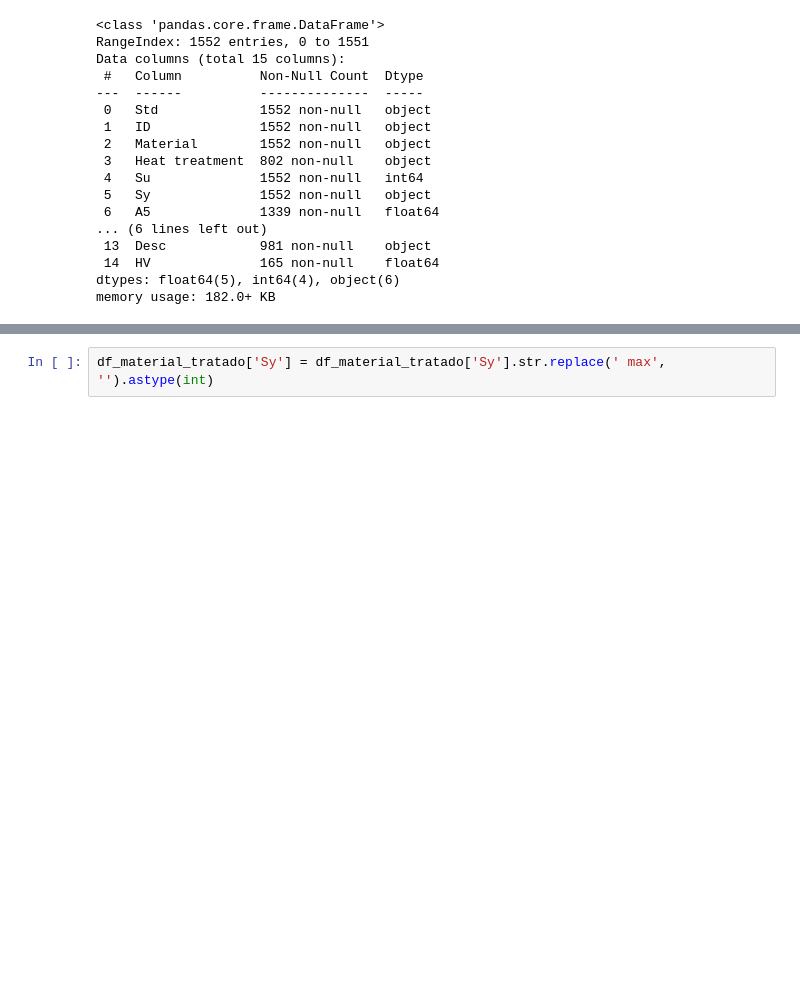
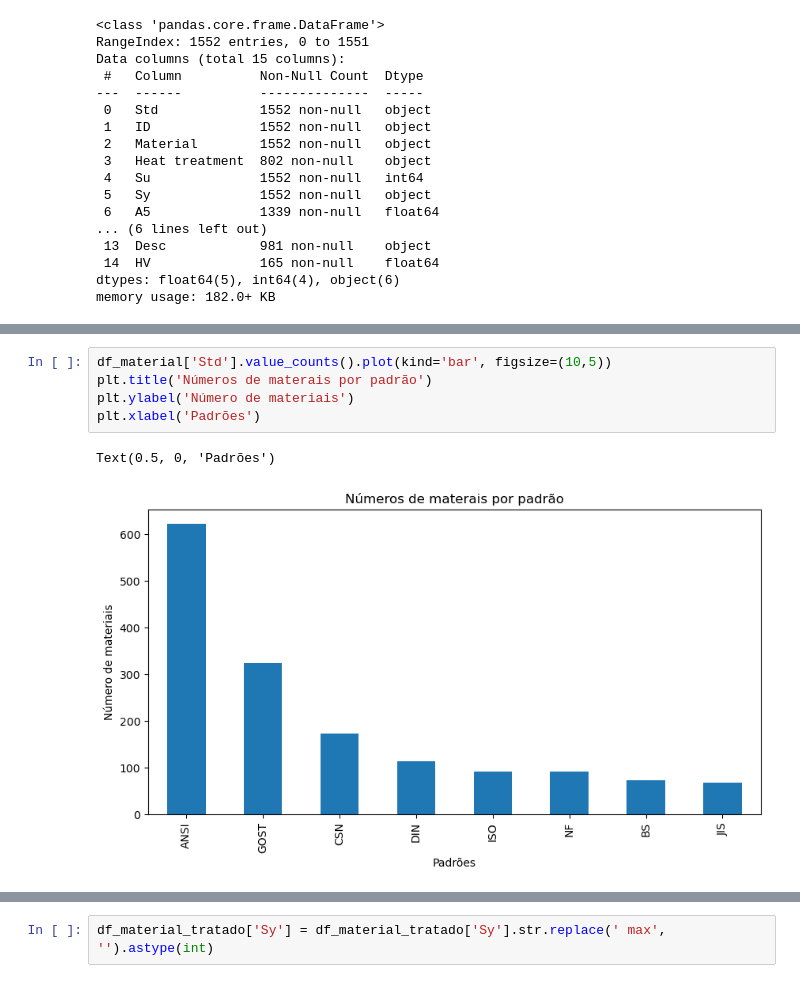
Before and after one commit to MarceloMdeO/TCC_DSA, a Jupyter notebook: Tratamento_dados_metal.ipynb, the cells around one changed output, grey strips where cells are left out. Drawn from its saved outputs; the diff is of its cells as text; blank space fills up the shorter version.

```diff
--- a/Tratamento_dados_metal.ipynb
+++ b/Tratamento_dados_metal.ipynb
@@ -106,4 +114,12 @@ plt.xlabel('Tratamento térmico')
 # %% [output]
 Text(0.5, 0, 'Tratamento térmico')
 [figure]
+# %%
+df_material['Std'].value_counts().plot(kind='bar', figsize=(10,5))
+plt.title('Números de materais por padrão')
+plt.ylabel('Número de materiais')
+plt.xlabel('Padrões')
+# %% [output]
+Text(0.5, 0, 'Padrões')
+[figure, added]
 # %%
```
Also changed, not shown: parts of 58 cells of this notebook, 3 other files.
